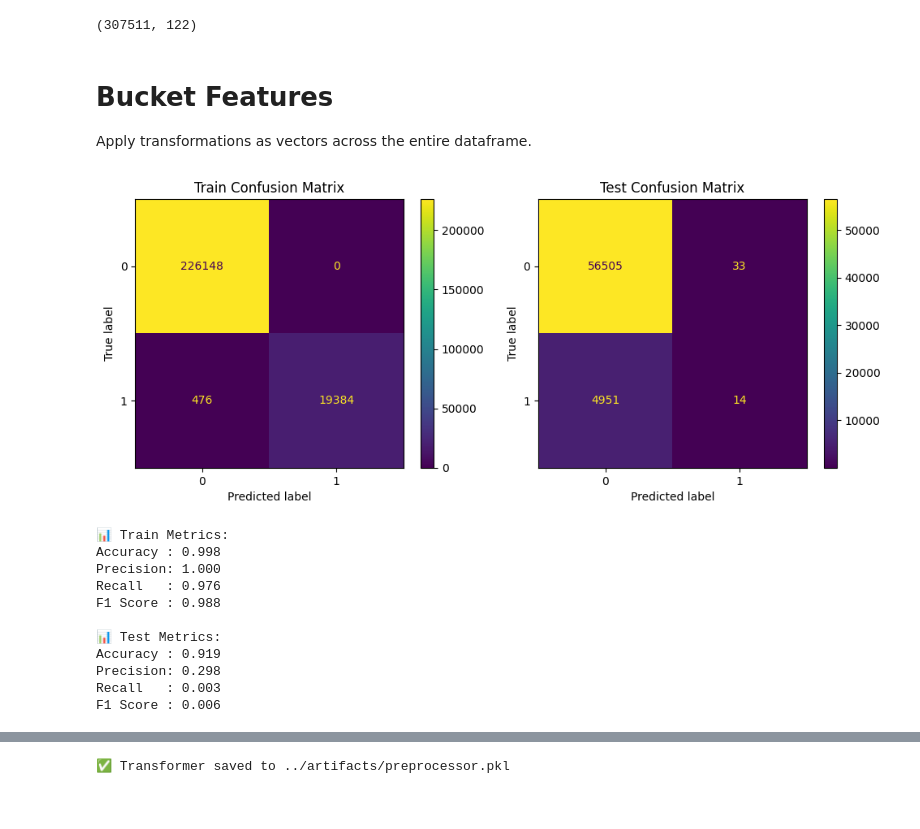
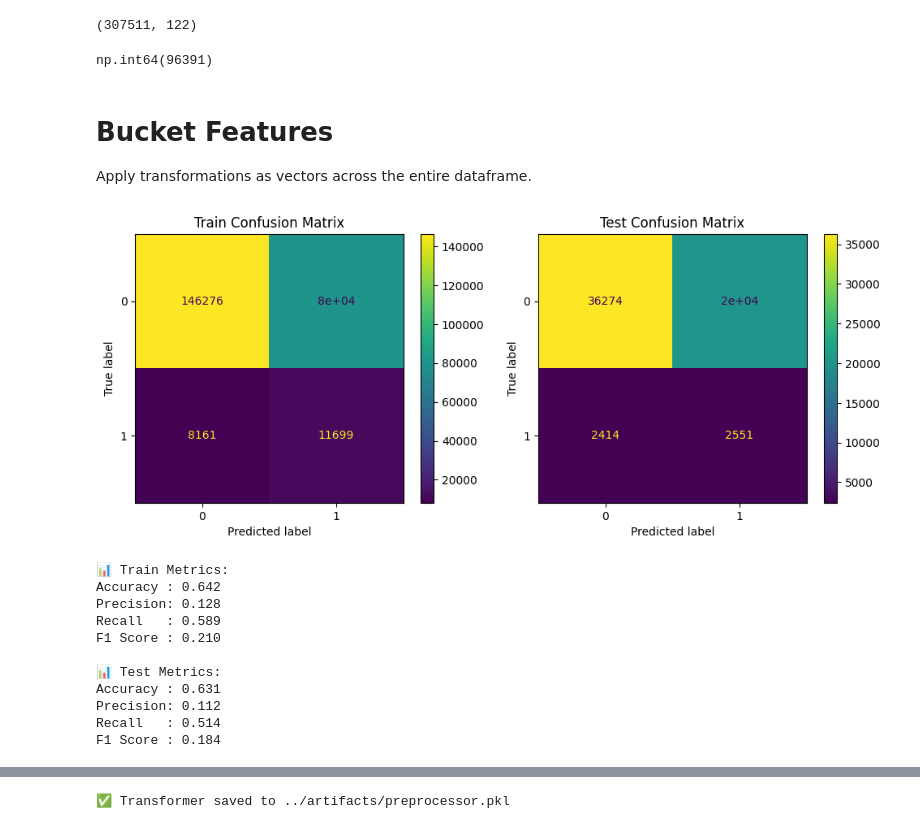
Before and after one commit to caseywhorton/homecredit, a Jupyter notebook: notebooks/preprocessing.ipynb, the cells around one changed output, grey strips where cells are left out. Cells and saved outputs as stored; diff of their text form; code cells hidden in the pictures.

```diff
--- a/notebooks/preprocessing.ipynb
+++ b/notebooks/preprocessing.ipynb
@@ -112,6 +113,10 @@ categorical_features = ['OCCUPATION_TYPE',
 ]
 
 passthrough_features = ['EXT_SOURCE_2','REGION_POPULATION_RELATIVE']
+# %%
+df['OCCUPATION_TYPE'].isna().sum()
+# %% [output]
+np.int64(96391)
 # %%
 # TO DO
 # make a transformation pipeline
@@ -220,15 +225,17 @@ from sklearn.preprocessing import StandardScaler, OneHotEncoder
 from sklearn.impute import SimpleImputer
 from sklearn.ensemble import RandomForestClassifier
 
+
 #df = df.dropna().reset_index(drop=True)
 
 # Split features and target
 X = df.drop(columns=['TARGET'])
 y = df['TARGET']
+from sklearn.tree import DecisionTreeClassifier, plot_tree
 
 # Train-test split
 X_train, X_test, y_train, y_test = train_test_split(
-    X, y, test_size=0.2, random_state=99, stratify=y
+    X, y, test_size=0.2, random_state=101, stratify=y
 )
 
 # Define transformers
@@ -238,6 +245,7 @@ numeric_transformer = Pipeline(steps=[
 ])
 
 categorical_transformer = Pipeline(steps=[
+    ('imputer', SimpleImputer(strategy='constant', fill_value='missing')),
     ('encoder', OneHotEncoder(handle_unknown='ignore', sparse_output=False))
 ])
 
@@ -245,12 +253,18 @@ categorical_transformer = Pipeline(steps=[
 preprocessor = ColumnTransformer(
     transformers=[
         ('num', numeric_transformer, numeric_features),
-        ('cat', categorical_transformer, categorical_features),
-        ('passthrough', 'passthrough', passthrough_features)
+        #('cat', categorical_transformer, categorical_features),
+       #('passthrough', 'passthrough', passthrough_features)
     ]
 )
 
-rf = RandomForestClassifier(n_estimators = 40,max_depth = 40)
+rf = RandomForestClassifier(n_estimators = 40,max_depth = 10, class_weight='balanced')
+clf = DecisionTreeClassifier(
+    criterion="entropy",     # or "entropy"
+    max_depth=20,       # try limiting to avoid overfitting
+    random_state=42
+)
+log_reg = LogisticRegression()
 
 # Full modeling pipeline
 model = Pipeline(steps=[
@@ -263,42 +277,54 @@ model.fit(X_train, y_train)
 
 # Predictions
 y_train_pred = model.predict(X_train)
 y_test_pred = model.predict(X_test)
 
 # Confusion matrices
 fig, ax = plt.subplots(1, 2, figsize=(10, 4))
 
 ConfusionMatrixDisplay(confusion_matrix(y_train, y_train_pred),
                        display_labels=model.classes_).plot(ax=ax[0])
 ax[0].set_title("Train Confusion Matrix")
 
 ConfusionMatrixDisplay(confusion_matrix(y_test, y_test_pred),
                        display_labels=model.classes_).plot(ax=ax[1])
 ax[1].set_title("Test Confusion Matrix")
 
 plt.tight_layout()
 plt.show()
+from sklearn.metrics import accuracy_score, classification_report
 
 # Evaluate
 def evaluate(y_true, y_pred, dataset_name):
     print(f"\n📊 {dataset_name} Metrics:")
     print(f"Accuracy : {accuracy_score(y_true, y_pred):.3f}")
     print(f"Precision: {precision_score(y_true, y_pred):.3f}")
     print(f"Recall   : {recall_score(y_true, y_pred):.3f}")
     print(f"F1 Score : {f1_score(y_true, y_pred):.3f}")
 
 evaluate(y_train, y_train_pred, "Train")
 evaluate(y_test, y_test_pred, "Test")
+
+from sklearn.model_selection import cross_val_score
+
+#scores = cross_val_score(model, X, y, cv=5, scoring='f1')
+#print("Mean CV F1:", scores.mean())
+
+
+# Plot tree
+#plt.figure(figsize=(16, 8))
+#plot_tree(clf, feature_names=X.columns, class_names=True, filled=True, fontsize=10)
+#plt.show()
 # %% [output]
-[figure, old version]
+[figure, new version]
 📊 Train Metrics:
-Accuracy : 0.998
-Precision: 1.000
-Recall   : 0.976
-F1 Score : 0.988
+Accuracy : 0.642
+Precision: 0.128
+Recall   : 0.589
+F1 Score : 0.210
 
 📊 Test Metrics:
-Accuracy : 0.919
-Precision: 0.298
-Recall   : 0.003
-F1 Score : 0.006
+Accuracy : 0.631
+Precision: 0.112
+Recall   : 0.514
+F1 Score : 0.184
```
Also changed, not shown: parts of 14 cells of this notebook, 1 other file.
